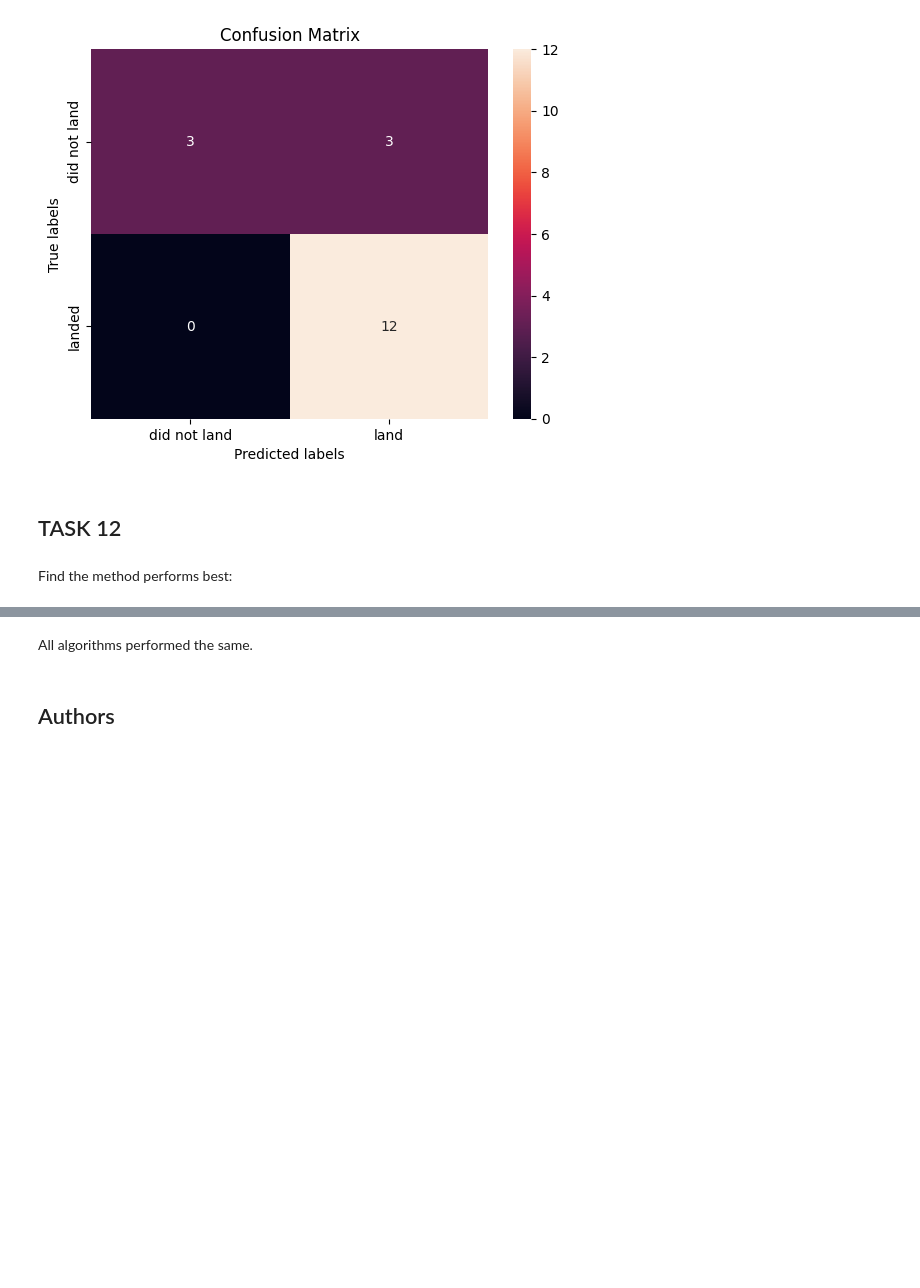
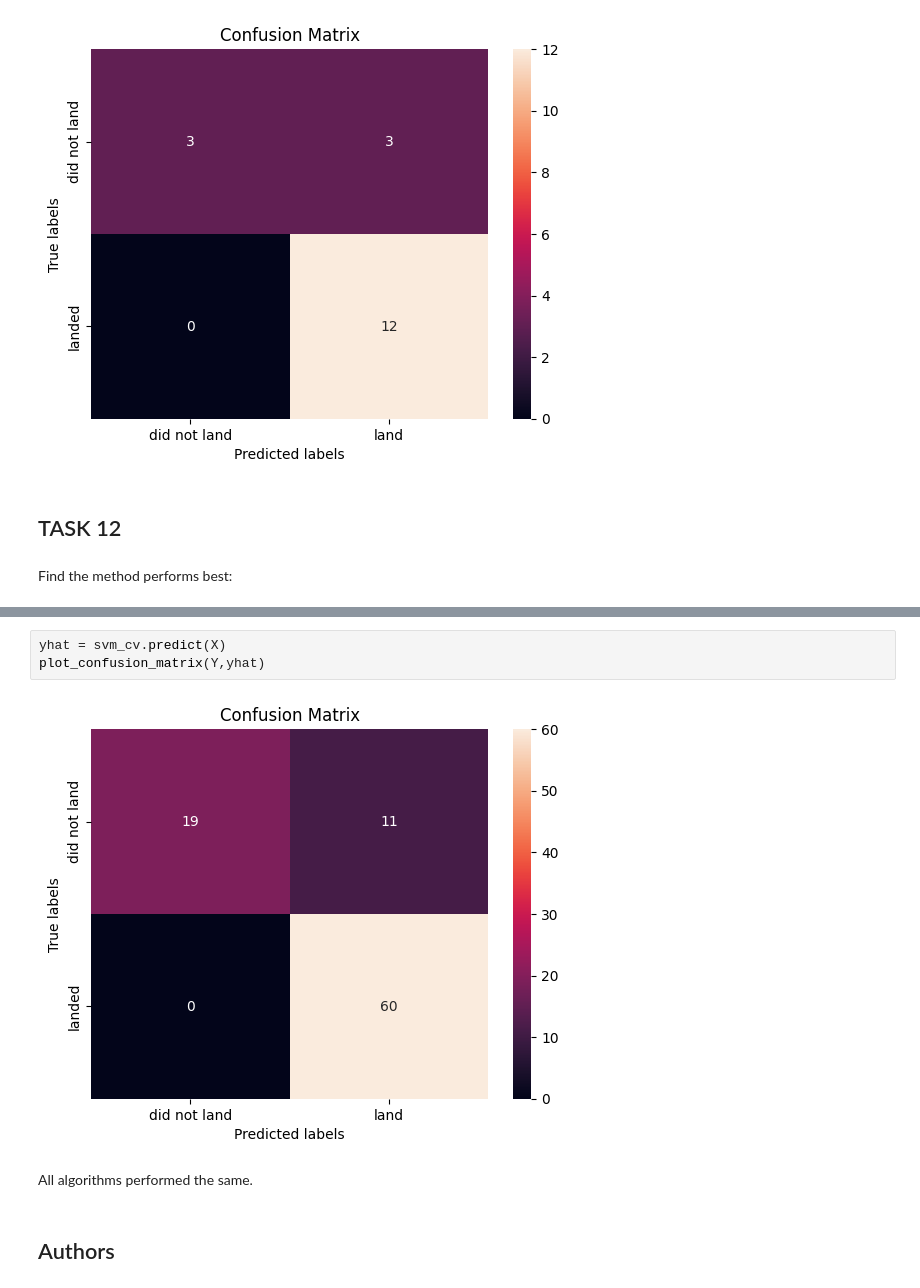
Before and after one commit to dunarand/IBM-Applied-Datascience-Capstone, a Jupyter notebook: module-4/4-1 SpaceX-Machine-Learning-Prediction.ipynb, the cells around one changed output, grey strips where cells are left out. Saved outputs shown, nothing was run; the diff lists cells and outputs as text; blank space fills up the shorter version.

```diff
--- a/module-4/4-1 SpaceX-Machine-Learning-Prediction.ipynb
+++ b/module-4/4-1 SpaceX-Machine-Learning-Prediction.ipynb
@@ -349,3 +356,8 @@ perf_df
+# %%
+yhat = svm_cv.predict(X)
+plot_confusion_matrix(Y,yhat)
+# %% [output]
+[figure, added]
 # %% [markdown]
 All algorithms performed the same.
 # %% [markdown]
```
Also changed, not shown: parts of 2 cells of this notebook.
